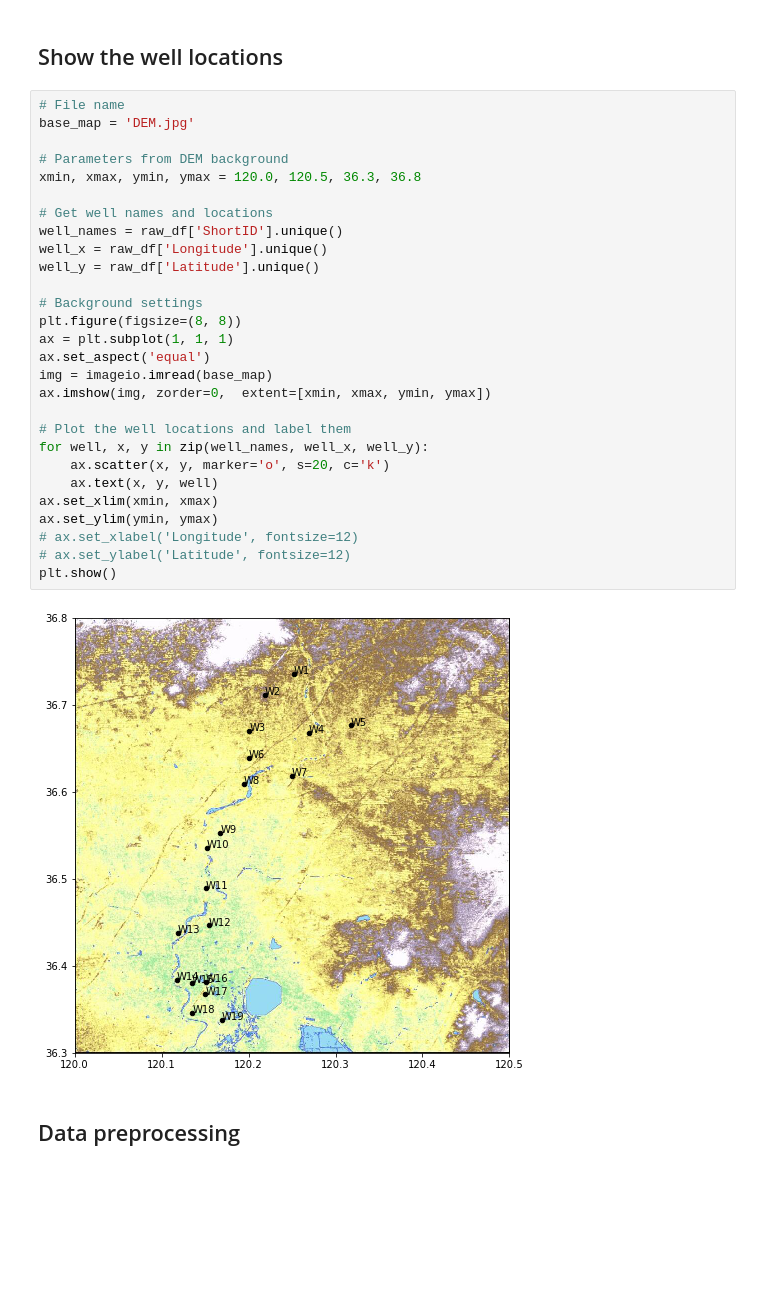
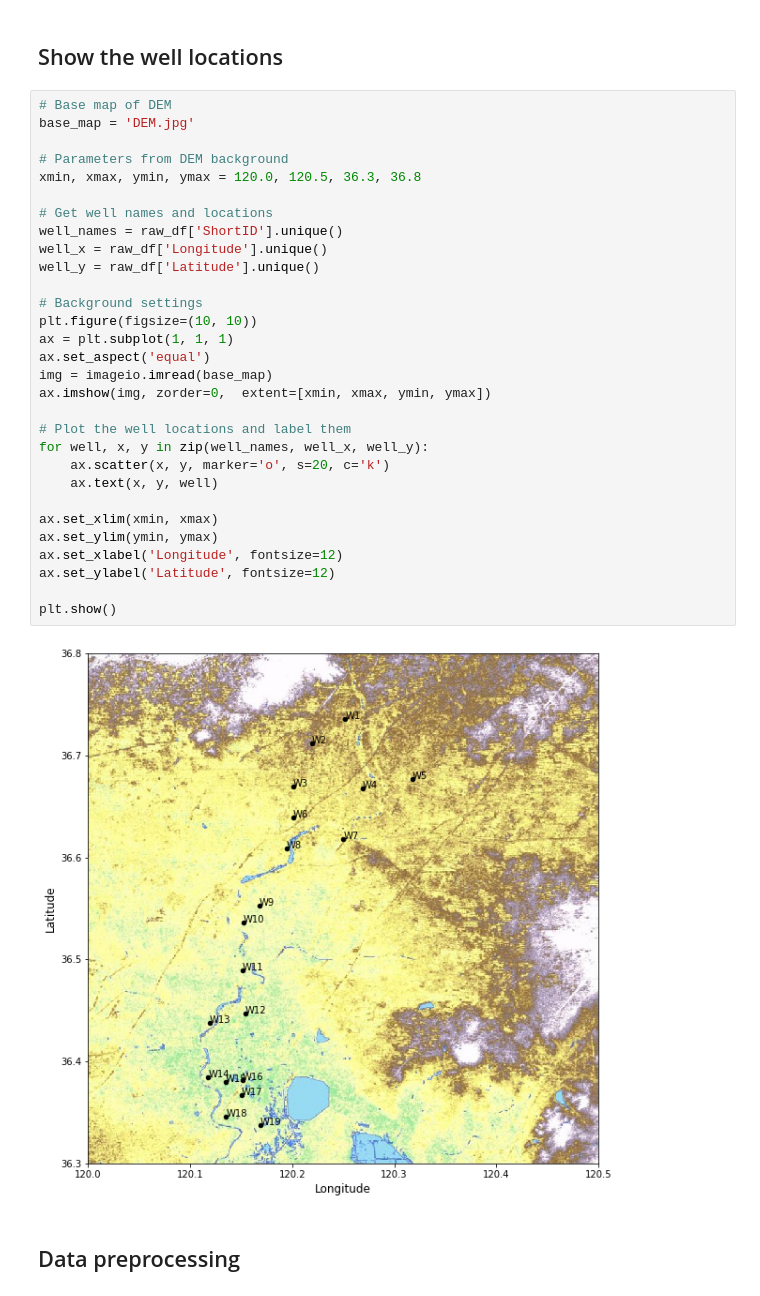
Before and after one commit to jyangfsu/clustering-Dagu, a Jupyter notebook: Dagu.ipynb, the cells around one changed output. Drawn from its saved outputs; the diff is of its cells as text; blank space fills up the shorter version.

```diff
--- a/Dagu.ipynb
+++ b/Dagu.ipynb
@@ -50,35 +52,37 @@ Total number of samples: 378
 # %% [markdown]
 ## Show the well locations
 # %%
-# File name
+# Base map of DEM
 base_map = 'DEM.jpg'
 
 # Parameters from DEM background
 xmin, xmax, ymin, ymax = 120.0, 120.5, 36.3, 36.8
 
 # Get well names and locations
 well_names = raw_df['ShortID'].unique()
 well_x = raw_df['Longitude'].unique()
 well_y = raw_df['Latitude'].unique()
 
 # Background settings
-plt.figure(figsize=(8, 8))
+plt.figure(figsize=(10, 10))
 ax = plt.subplot(1, 1, 1)
 ax.set_aspect('equal')
 img = imageio.imread(base_map)
 ax.imshow(img, zorder=0,  extent=[xmin, xmax, ymin, ymax])
 
 # Plot the well locations and label them
 for well, x, y in zip(well_names, well_x, well_y):
     ax.scatter(x, y, marker='o', s=20, c='k')
     ax.text(x, y, well)
+
 ax.set_xlim(xmin, xmax)
 ax.set_ylim(ymin, ymax)
-# ax.set_xlabel('Longitude', fontsize=12)
-# ax.set_ylabel('Latitude', fontsize=12)
+ax.set_xlabel('Longitude', fontsize=12)
+ax.set_ylabel('Latitude', fontsize=12)
+
 plt.show()
 # %% [output]
-[figure, old version]
+[figure, new version]
 # %% [markdown]
 ## Data preprocessing
 # %%
```
Also changed, not shown: parts of 20 cells of this notebook, 1 other file.
